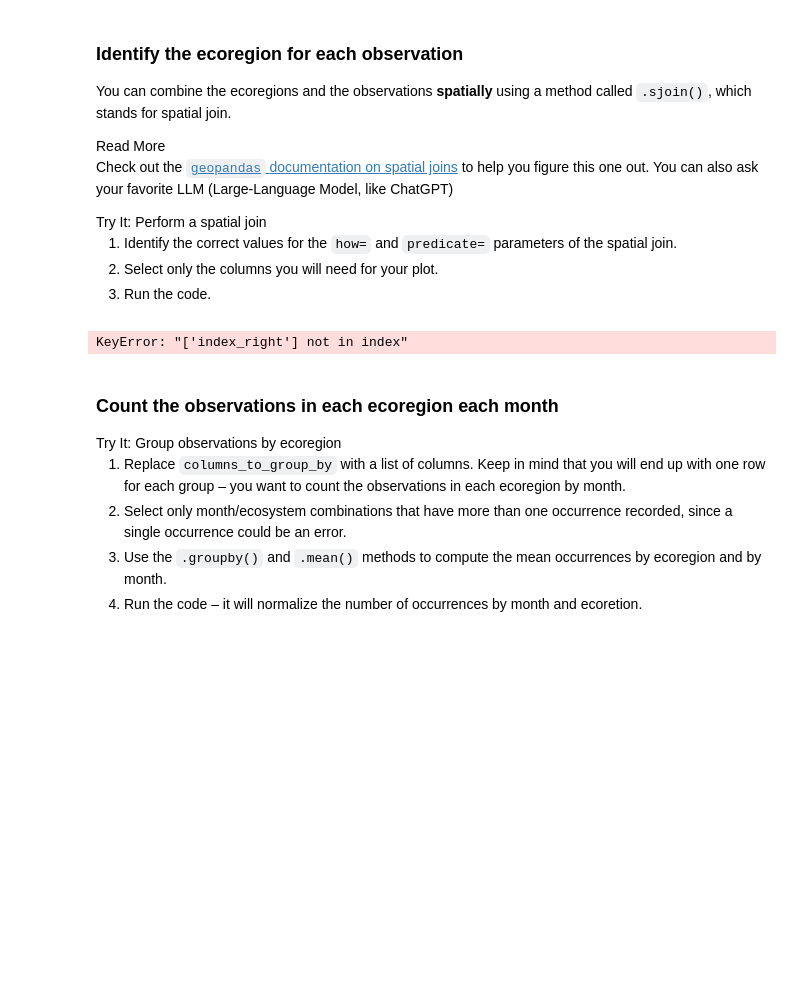
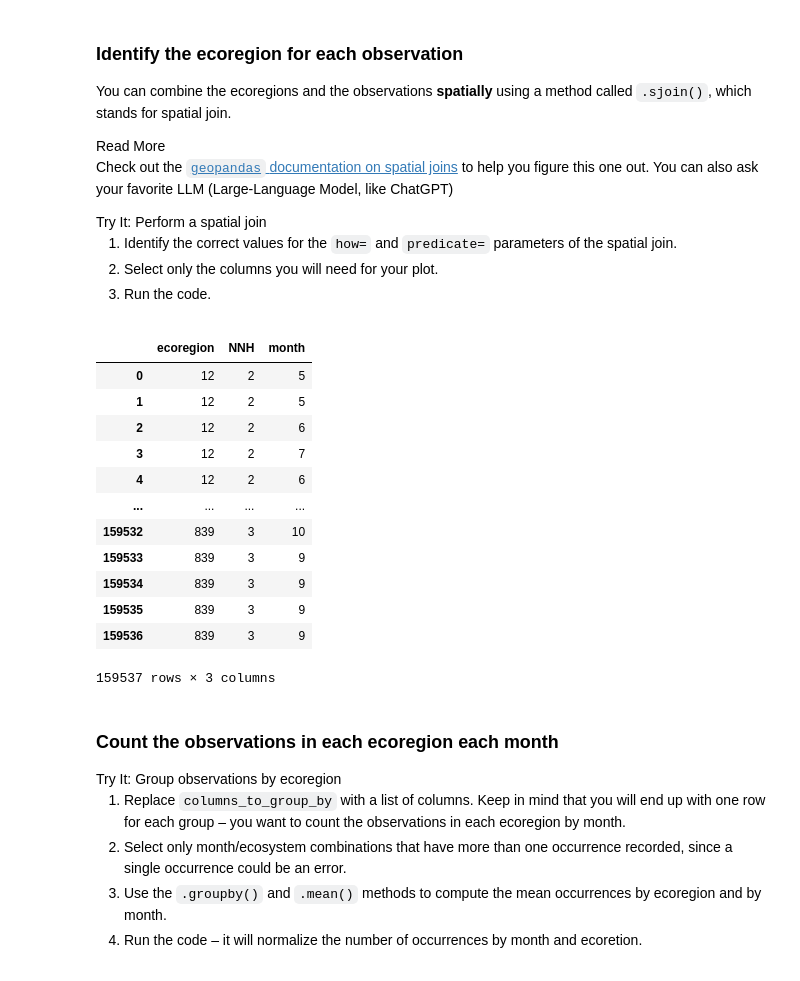
Before and after one commit to earthlab-education/foundations-of-earth-analytics-2024-species-distribution-coding-challenge-fundamentals-03-species-di, a Jupyter notebook: notebooks/species-distribution-32-normalize.ipynb, the cells around one changed output. Saved outputs shown, nothing was run; the diff lists cells and outputs as text; code cells hidden in the pictures; blank space fills up the shorter version.

```diff
--- a/notebooks/species-distribution-32-normalize.ipynb
+++ b/notebooks/species-distribution-32-normalize.ipynb
@@ -37,22 +37,34 @@ can also ask your favorite LLM (Large-Language Model, like ChatGPT)</p></div></d
 # %%
 gbif_ecoregion_gdf = (
     ecoregion_gdf
     # Match the CRS of the GBIF data and the ecoregions
     .to_crs(gbif_gdf.crs)
     # Find ecoregion for each observation
     .sjoin(
         gbif_gdf,
         how='inner',
         predicate='contains')
     # Select the required columns
-    [['index_right', 'month']]
+    [['NNH', 'month']]
     .reset_index()
     .rename(columns={'index':'ecoregion'})
 
 )
 gbif_ecoregion_gdf
 # %% [output]
+|  | ecoregion | NNH | month |
+| 0 | 12 | 2 | 5 |
+| 1 | 12 | 2 | 5 |
+| 2 | 12 | 2 | 6 |
+| 3 | 12 | 2 | 7 |
+| 4 | 12 | 2 | 6 |
+| ... | ... | ... | ... |
+| 159532 | 839 | 3 | 10 |
+| 159533 | 839 | 3 | 9 |
+| 159534 | 839 | 3 | 9 |
+| 159535 | 839 | 3 | 9 |
+| 159536 | 839 | 3 | 9 |
-KeyError: "['index_right'] not in index"
+159537 rows × 3 columns
 # %% [markdown]
 ### Count the observations in each ecoregion each month
 
```
Also changed, not shown: 1 other file.
